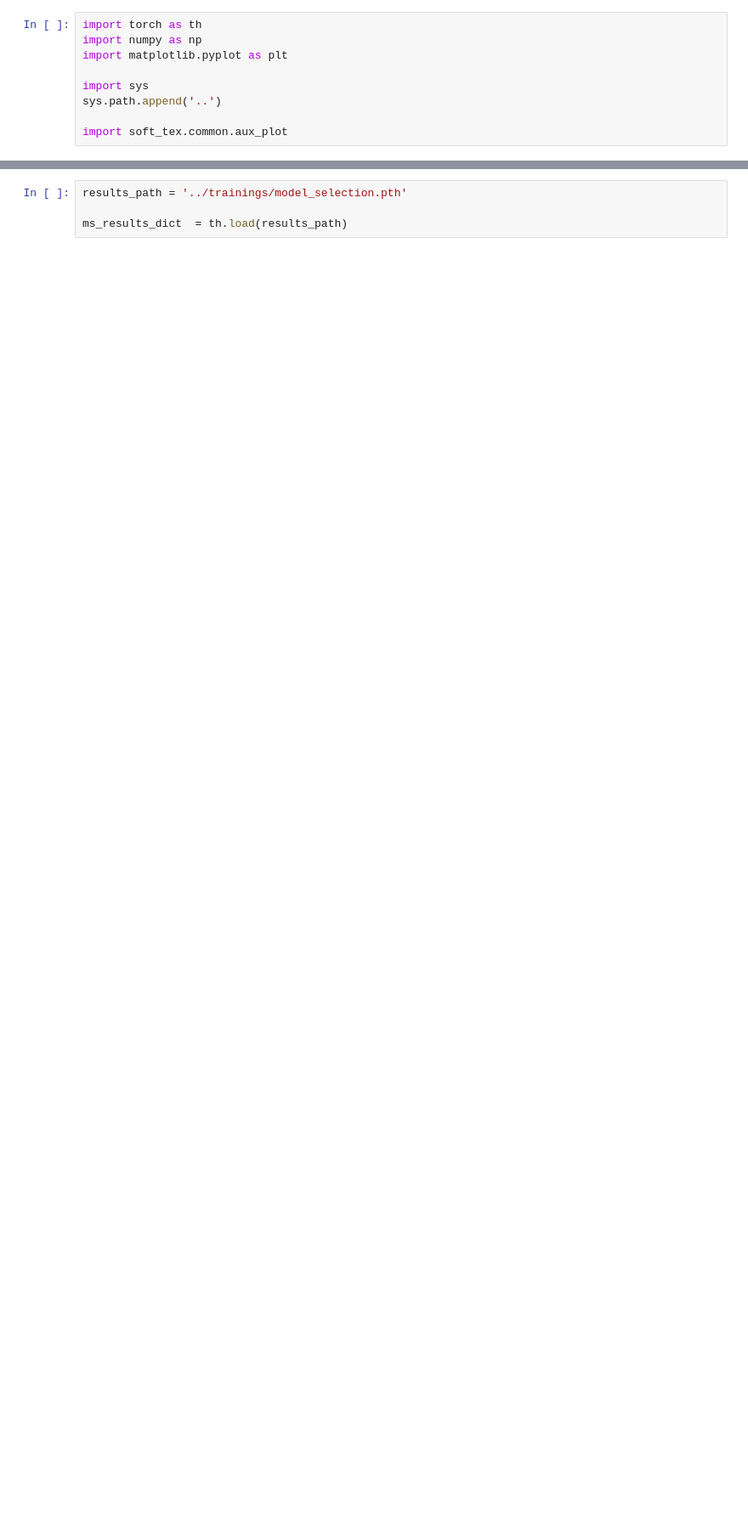
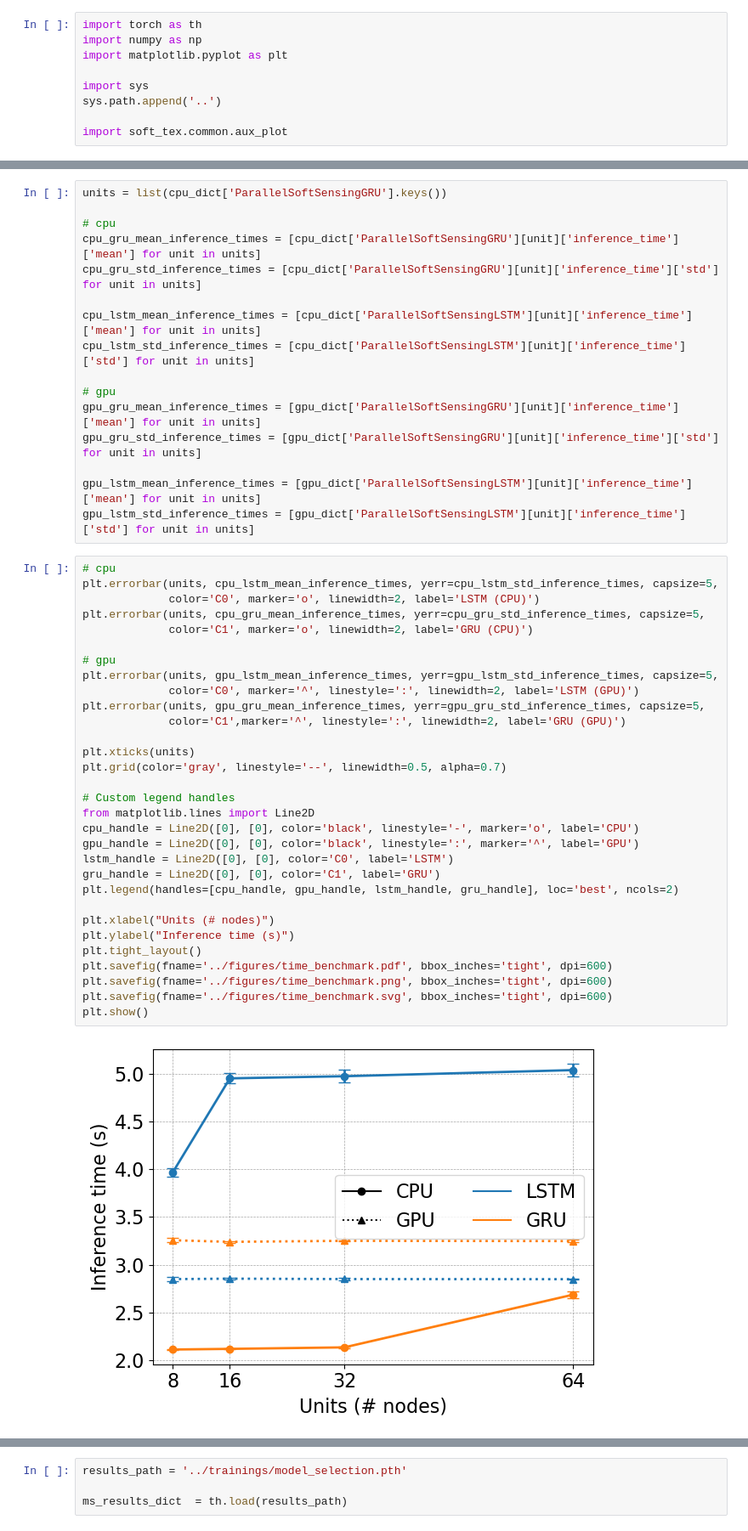
Before and after one commit to noobcode/soft_tex, a Jupyter notebook: notebooks/check_model_selection.ipynb, the cells around one changed output, grey strips where cells are left out. Shown: that part at 85% size. Saved outputs shown, nothing was run; the diff lists cells and outputs as text; blank space fills up the shorter version.

```diff
--- a/notebooks/check_model_selection.ipynb
+++ b/notebooks/check_model_selection.ipynb
@@ -11,0 +19,49 @@ import soft_tex.common.aux_plot
+# %%
+units = list(cpu_dict['ParallelSoftSensingGRU'].keys())
+
+# cpu
+cpu_gru_mean_inference_times = [cpu_dict['ParallelSoftSensingGRU'][unit]['inference_time']['mean'] for unit in units]
+cpu_gru_std_inference_times = [cpu_dict['ParallelSoftSensingGRU'][unit]['inference_time']['std'] for unit in units]
+
+cpu_lstm_mean_inference_times = [cpu_dict['ParallelSoftSensingLSTM'][unit]['inference_time']['mean'] for unit in units]
+cpu_lstm_std_inference_times = [cpu_dict['ParallelSoftSensingLSTM'][unit]['inference_time']['std'] for unit in units]
+
+# gpu
+gpu_gru_mean_inference_times = [gpu_dict['ParallelSoftSensingGRU'][unit]['inference_time']['mean'] for unit in units]
+gpu_gru_std_inference_times = [gpu_dict['ParallelSoftSensingGRU'][unit]['inference_time']['std'] for unit in units]
+
+gpu_lstm_mean_inference_times = [gpu_dict['ParallelSoftSensingLSTM'][unit]['inference_time']['mean'] for unit in units]
+gpu_lstm_std_inference_times = [gpu_dict['ParallelSoftSensingLSTM'][unit]['inference_time']['std'] for unit in units]
+# %%
+# cpu
+plt.errorbar(units, cpu_lstm_mean_inference_times, yerr=cpu_lstm_std_inference_times, capsize=5,
+             color='C0', marker='o', linewidth=2, label='LSTM (CPU)')
+plt.errorbar(units, cpu_gru_mean_inference_times, yerr=cpu_gru_std_inference_times, capsize=5,
+             color='C1', marker='o', linewidth=2, label='GRU (CPU)')
+
+# gpu
+plt.errorbar(units, gpu_lstm_mean_inference_times, yerr=gpu_lstm_std_inference_times, capsize=5,
+             color='C0', marker='^', linestyle=':', linewidth=2, label='LSTM (GPU)')
+plt.errorbar(units, gpu_gru_mean_inference_times, yerr=gpu_gru_std_inference_times, capsize=5,
+             color='C1',marker='^', linestyle=':', linewidth=2, label='GRU (GPU)')
+
+plt.xticks(units)
+plt.grid(color='gray', linestyle='--', linewidth=0.5, alpha=0.7)
+
+# Custom legend handles
+from matplotlib.lines import Line2D
+cpu_handle = Line2D([0], [0], color='black', linestyle='-', marker='o', label='CPU')
+gpu_handle = Line2D([0], [0], color='black', linestyle=':', marker='^', label='GPU')
+lstm_handle = Line2D([0], [0], color='C0', label='LSTM')
+gru_handle = Line2D([0], [0], color='C1', label='GRU')
+plt.legend(handles=[cpu_handle, gpu_handle, lstm_handle, gru_handle], loc='best', ncols=2)
+
+plt.xlabel("Units (# nodes)")
+plt.ylabel("Inference time (s)")
+plt.tight_layout()
+plt.savefig(fname='../figures/time_benchmark.pdf', bbox_inches='tight', dpi=600)
+plt.savefig(fname='../figures/time_benchmark.png', bbox_inches='tight', dpi=600)
+plt.savefig(fname='../figures/time_benchmark.svg', bbox_inches='tight', dpi=600)
+plt.show()
+# %% [output]
+[figure, added]
```
Also changed, not shown: parts of 18 cells of this notebook, 6 other files.
